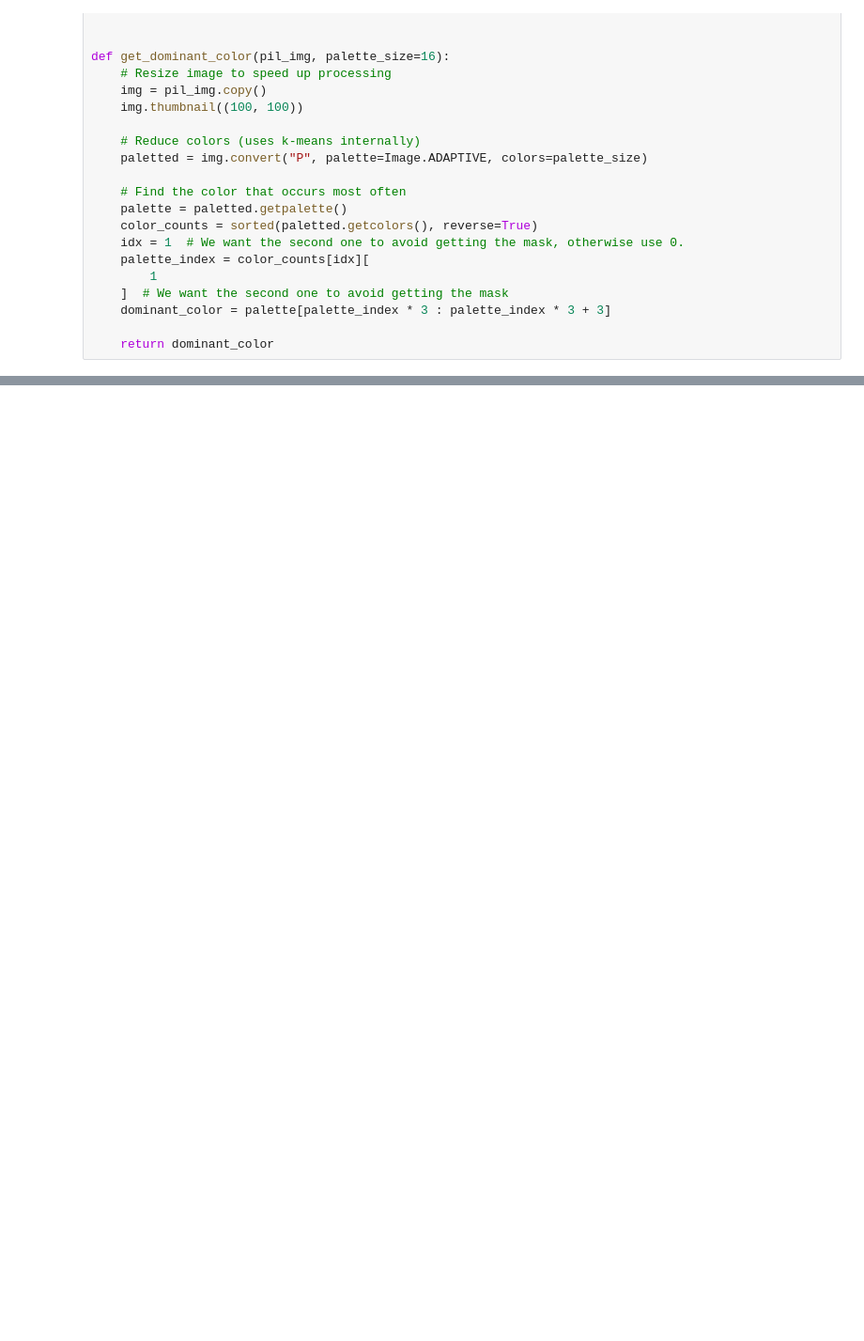
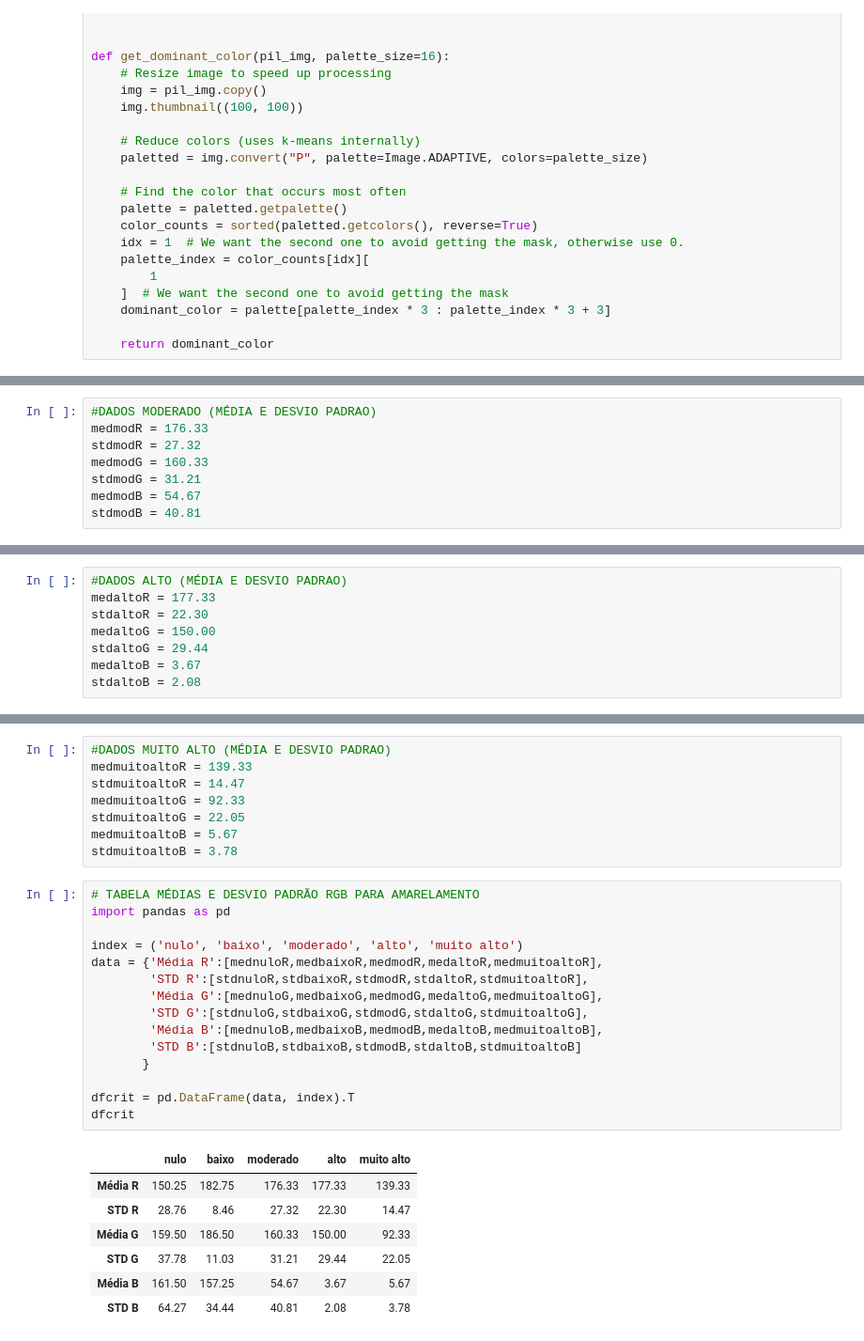
Before and after one commit to LaPoGeoMar/Proj_Pellets_Amarelamento, a Jupyter notebook: notebooks/rotina_08_classes_zanetti.ipynb, the cells around one changed output, grey strips where cells are left out. Shown at 94% size. Cells and saved outputs as stored; diff of their text form; blank space fills up the shorter version.

```diff
--- a/notebooks/rotina_08_classes_zanetti.ipynb
+++ b/notebooks/rotina_08_classes_zanetti.ipynb
@@ -260 +277,9 @@ moderado.describe()
+# %%
+#DADOS MODERADO (MÉDIA E DESVIO PADRAO)
+medmodR = 176.33
+stdmodR = 27.32
+medmodG = 160.33
+stdmodG = 31.21
+medmodB = 54.67
+stdmodB = 40.81
 # %%
@@ -273 +298,9 @@ alto.describe()
+# %%
+#DADOS ALTO (MÉDIA E DESVIO PADRAO)
+medaltoR = 177.33
+stdaltoR = 22.30
+medaltoG = 150.00
+stdaltoG = 29.44
+medaltoB = 3.67
+stdaltoB = 2.08
 # %%
@@ -285,0 +319,31 @@ muitoalto.describe()
+# %%
+#DADOS MUITO ALTO (MÉDIA E DESVIO PADRAO)
+medmuitoaltoR = 139.33
+stdmuitoaltoR = 14.47
+medmuitoaltoG = 92.33
+stdmuitoaltoG = 22.05
+medmuitoaltoB = 5.67
+stdmuitoaltoB = 3.78
+# %%
+# TABELA MÉDIAS E DESVIO PADRÃO RGB PARA AMARELAMENTO
+import pandas as pd
+
+index = ('nulo', 'baixo', 'moderado', 'alto', 'muito alto')
+data = {'Média R':[mednuloR,medbaixoR,medmodR,medaltoR,medmuitoaltoR],
+        'STD R':[stdnuloR,stdbaixoR,stdmodR,stdaltoR,stdmuitoaltoR],
+        'Média G':[mednuloG,medbaixoG,medmodG,medaltoG,medmuitoaltoG],
+        'STD G':[stdnuloG,stdbaixoG,stdmodG,stdaltoG,stdmuitoaltoG],
+        'Média B':[mednuloB,medbaixoB,medmodB,medaltoB,medmuitoaltoB],
+        'STD B':[stdnuloB,stdbaixoB,stdmodB,stdaltoB,stdmuitoaltoB]
+       }
+
+dfcrit = pd.DataFrame(data, index).T
+dfcrit
+# %% [output]
+|  | nulo | baixo | moderado | alto | muito alto |
+| Média R | 150.25 | 182.75 | 176.33 | 177.33 | 139.33 |
+| STD R | 28.76 | 8.46 | 27.32 | 22.30 | 14.47 |
+| Média G | 159.50 | 186.50 | 160.33 | 150.00 | 92.33 |
+| STD G | 37.78 | 11.03 | 31.21 | 29.44 | 22.05 |
+| Média B | 161.50 | 157.25 | 54.67 | 3.67 | 5.67 |
+| STD B | 64.27 | 34.44 | 40.81 | 2.08 | 3.78 |
```
Also changed, not shown: parts of 12 cells of this notebook, 3 other files.
